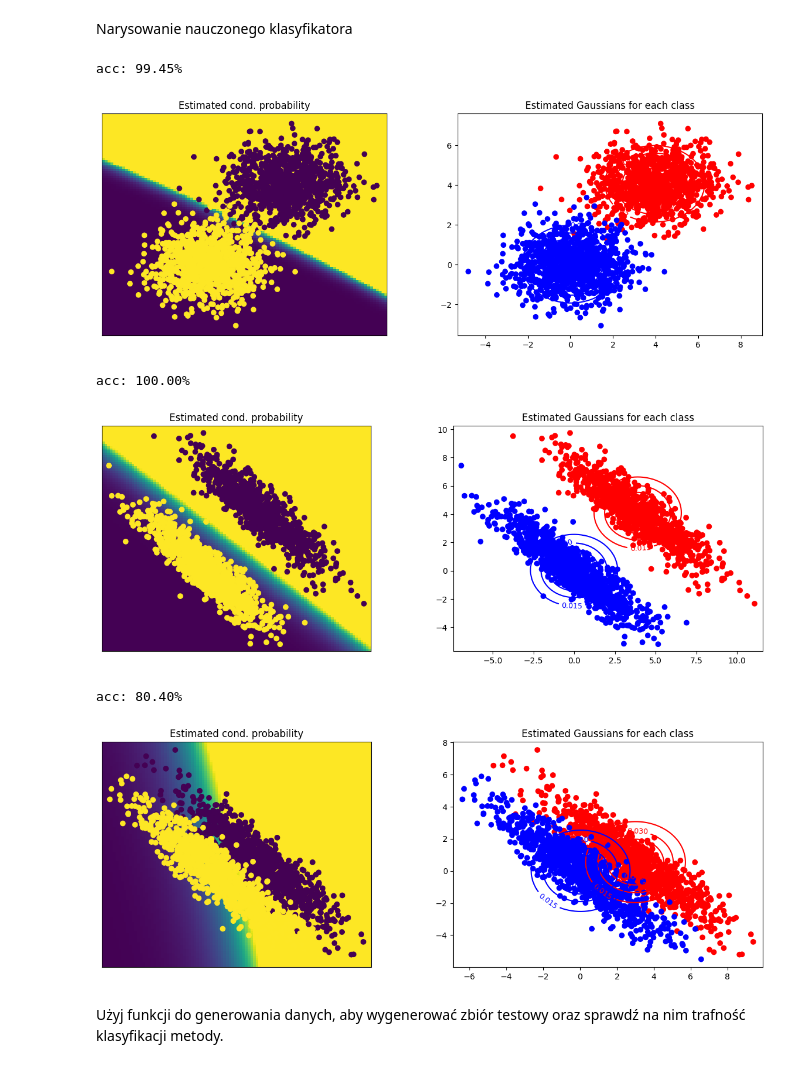
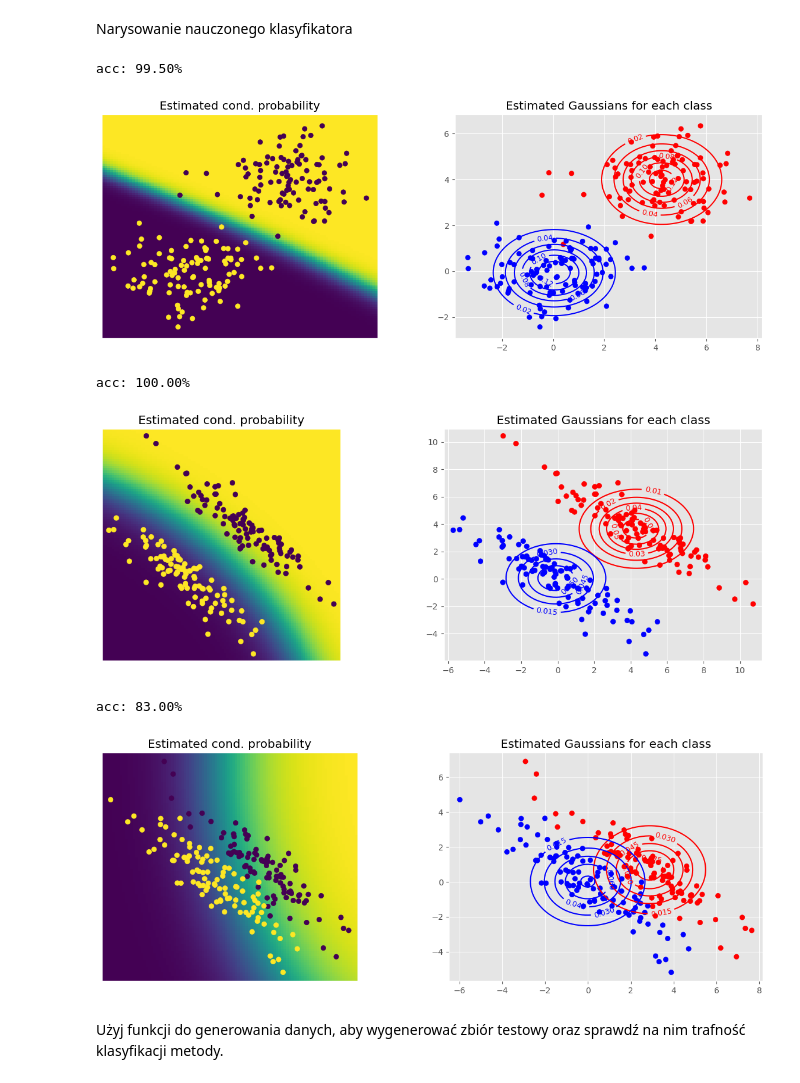
Before and after one commit to Mimikkk/study-master-2023-sus, a Jupyter notebook: exercise-2-gan/notebook.ipynb, the cells around one changed output. Saved outputs shown, nothing was run; the diff lists cells and outputs as text; code cells hidden in the pictures.

```diff
--- a/exercise-2-gan/notebook.ipynb
+++ b/exercise-2-gan/notebook.ipynb
@@ -45,23 +43,27 @@ class GaussianNaiveBayes(object):
 
   def fit(self, X, y):
     self.classes = unique(y)
-    n_samples = X.shape[0]
+    samples = X.shape[0]
 
     self.class_log_prob = zeros(len(self.classes))
     for (i, class_) in enumerate(self.classes):
       x = X[y == class_]
       self.means[class_] = mean(x, axis=0)
       self.stds[class_] = std(x, axis=0)
-      self.class_log_prob[i] = log(x.shape[0] / n_samples)
+      self.class_log_prob[i] = log(x.shape[0] / samples)
 
   def predict_proba(self, X):
-    (rows, cols) = X.shape
+    (samples, features) = X.shape
 
     prediction = array([
       [self.class_log_prob[i] + sum([
-        norm.logpdf(X[row][col], self.means[class_][col], self.stds[class_][col]) for col in range(cols)
-      ]) for (i, class_) in enumerate(self.classes)
-       ] for row in range(rows)
+        norm.logpdf(
+          X[sample, feature],
+          self.means[class_][feature],
+          self.stds[class_][feature]
+        ) for feature in range(features)
+      ]) for (i, class_) in enumerate(self.classes)]
+      for sample in range(samples)
     ])
 
     return exp(prediction) / sum(exp(prediction), axis=1, keepdims=True)
@@ -83,18 +85,18 @@ Narysowanie nauczonego klasyfikatora
 # %%
 from helpers import plotGaussianBayes
 
-for (X, y) in map(lambda x: x(1000), [generate1, generate2, generate3]):
+for (X, y) in map(lambda x: x(100), [generate1, generate2, generate3]):
   gnb = GaussianNaiveBayes()
   gnb.fit(X, y)
   print(f"acc: {np.mean(gnb.predict(X) == y) * 100:.2f}%")
   plotGaussianBayes(X, y, gnb)
 # %% [output]
-acc: 99.45%
+acc: 99.50%
-[figure, old version]
+[figure, new version]
 acc: 100.00%
-[figure, old version]
+[figure, new version]
-acc: 80.40%
+acc: 83.00%
-[figure, old version]
+[figure, new version]
 # %% [markdown]
 Użyj funkcji do generowania danych, aby wygenerować zbiór testowy oraz sprawdź na nim trafność klasyfikacji metody.
 # %%
```
Also changed, not shown: parts of 7 cells of this notebook.
